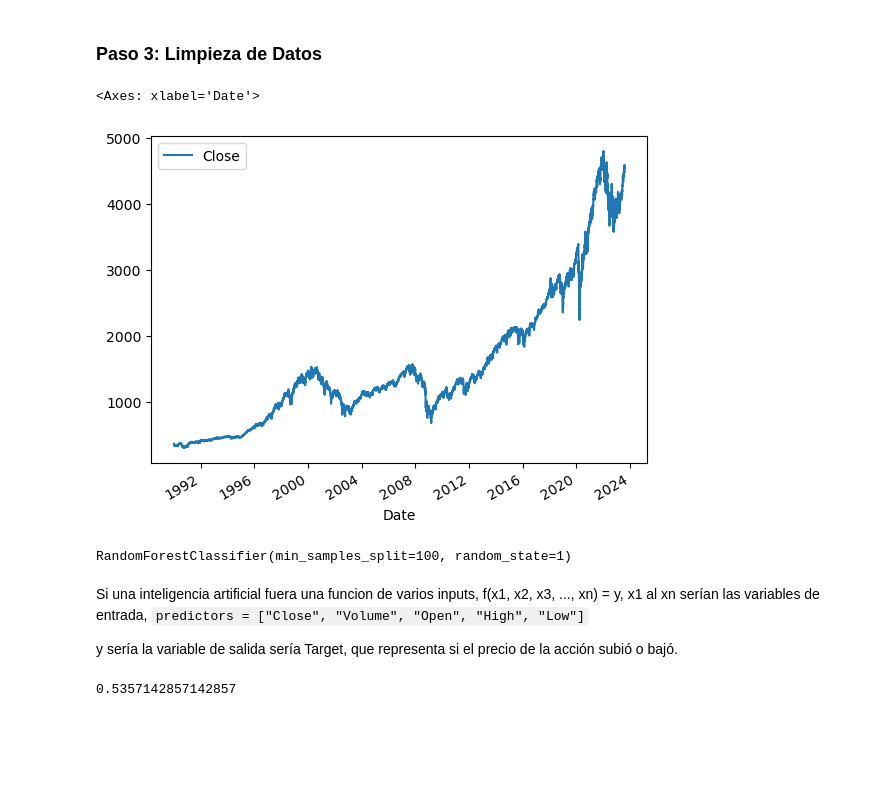
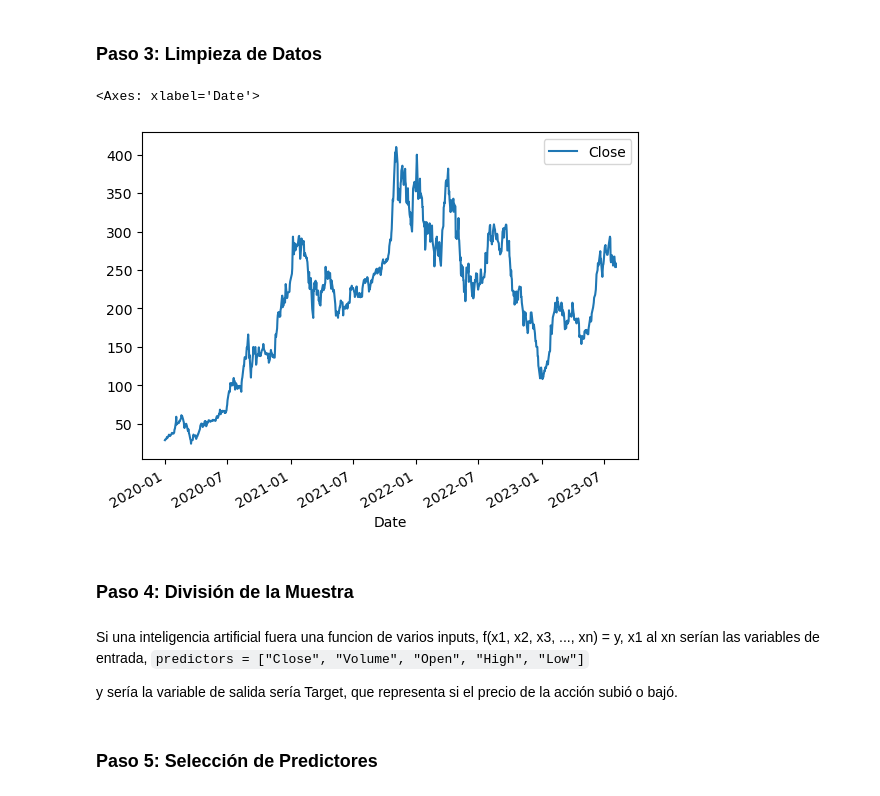
Before and after one commit to DataScienceClub-Tec/23AD-PythonDS, a Jupyter notebook: opcion 3.ipynb, the cells around one changed output. Saved outputs shown, nothing was run; the diff lists cells and outputs as text; code cells hidden in the pictures; blank space fills up the shorter version.

Commit message:
Pasos enumerados, error en creación de modelo

```diff
--- a/opcion 3.ipynb
+++ b/opcion 3.ipynb
@@ -32,51 +32,42 @@ else:
     tsla = yf.Ticker("TSLA")
     tsla = tsla.history(period="max")
     tsla.to_csv("tsla.csv")
+
+# Stock seleccionado por analizar:
+stock = tsla
 # %% [markdown]
 ### Paso 3: Limpieza de Datos
 # %%
 # Convertimos el indice a formato fecha usando pandas
 # print(sp500.index)
-sp500.index = pd.to_datetime(sp500.index)
+stock.index = pd.to_datetime(stock.index)
+stock = stock.dropna(subset=stock.columns[stock.columns != "Tomorrow"])
 
-del sp500["Dividends"]
-del sp500["Stock Splits"]
-sp500["Tomorrow"] = sp500["Close"].shift(-1)
-sp500["Target"] = (sp500["Tomorrow"] > sp500["Close"]).astype(int)
+del stock["Dividends"]
+del stock["Stock Splits"]
+stock["Tomorrow"] = stock["Close"].shift(-1)
+stock["Target"] = (stock["Tomorrow"] > stock["Close"]).astype(int)
 
-min_date = datetime(year=1990, month=1, day=1)
+min_date = datetime(year=2020, month=1, day=1)
 min_date = pytz.utc.localize(min_date)
-sp500 = sp500[sp500.index > min_date]
+stock = stock[stock.index > min_date]
 # %%
-sp500.plot.line(y="Close", use_index=True)
+stock.plot.line(y="Close", use_index=True)
 # %% [output]
 <Axes: xlabel='Date'>
-[figure, old version]
+[figure, new version]
+# %% [markdown]
+### Paso 4: División de la Muestra
 # %%
 # Dividimos el dataset en train y test
 # Hacemos el modelo del
-from sklearn.ensemble import RandomForestClassifier
-
-model = RandomForestClassifier(n_estimators=100, min_samples_split=100, random_state=1)
-
-train = sp500.iloc[:-100]
-test = sp500.iloc[-100:]
-
-predictors = ["Close", "Volume", "Open", "High", "Low"] # Variables que vamos a usar para predecir
-model.fit(train[predictors], train["Target"])
+train = stock.iloc[:-100]
+test = stock.iloc[-100:]
-# %% [output]
-RandomForestClassifier(min_samples_split=100, random_state=1)
 # %% [markdown]
 Si una inteligencia artificial fuera una funcion de varios inputs,
 f(x1, x2, x3, ..., xn) = y,
 x1 al xn serían las variables de entrada, `predictors = ["Close", "Volume", "Open", "High", "Low"]`
 
 y sería la variable de salida sería Target, que representa si el precio de la acción subió o bajó.
-# %%
-from sklearn.metrics import precision_score
-
-preds = model.predict(test[predictors])
-preds = pd.Series(preds, index=test.index)
-precision_score(test["Target"], preds)
-# %% [output]
-0.5357142857142857
+# %% [markdown]
+### Paso 5: Selección de Predictores
```
Also changed, not shown: parts of 20 cells of this notebook.
